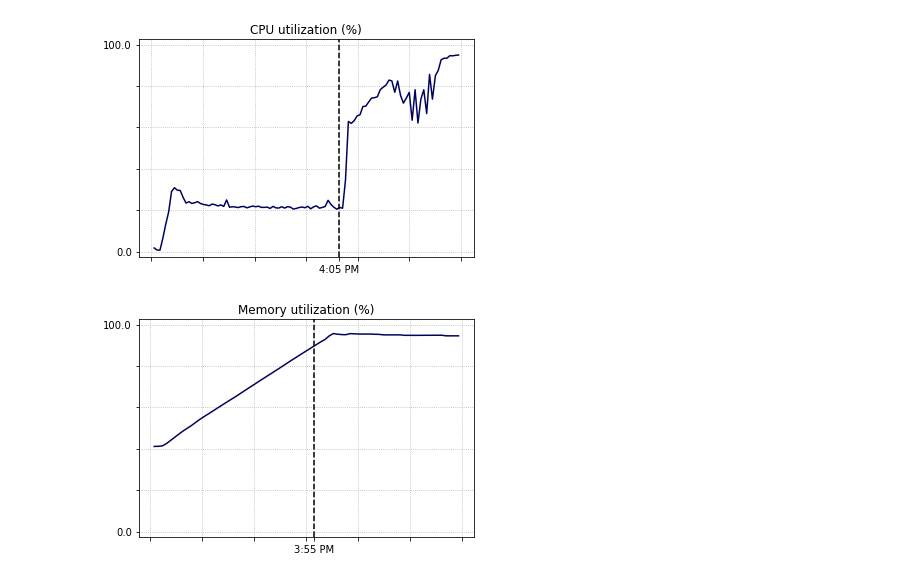
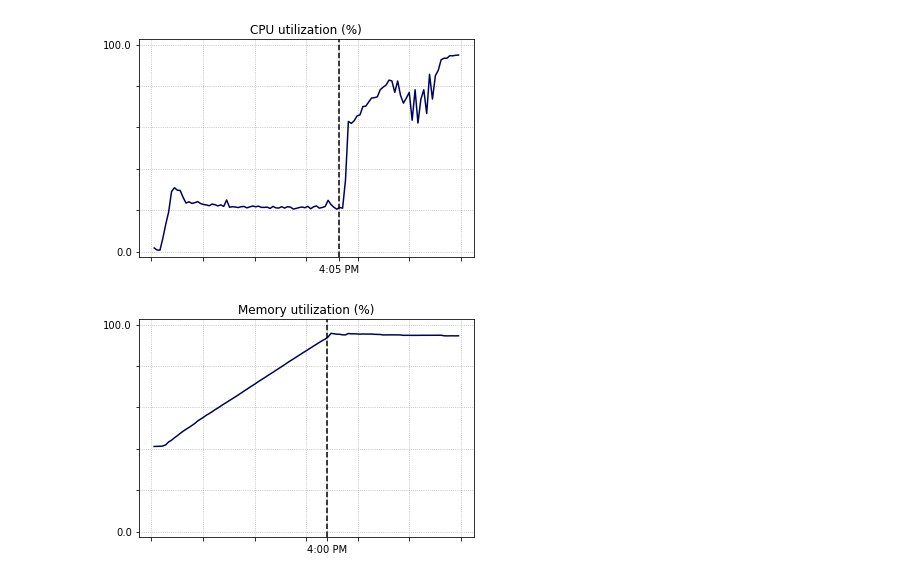
Before and after one commit to softvis-research/SSP2020, a Jupyter notebook: 1. Performance analysis at system-level.ipynb, the cells around one changed output. Saved outputs shown, nothing was run; the diff lists cells and outputs as text; code cells hidden in the pictures.

```diff
--- a/1. Performance analysis at system-level.ipynb
+++ b/1. Performance analysis at system-level.ipynb
@@ -98,24 +99,24 @@ plt.show()
 # %% [output]
 [figure]
 # %%
-# get the average of 10 measurements to sanitize the data
-df_mem_plot = df.rolling(10).mean()
-df_mem_plot = df_mem_plot.iloc[::10, :]
+# get the average of 7 measurements to sanitize the data
+df_mem_plot = df.rolling(7).mean()
+df_mem_plot = df_mem_plot.iloc[::7, :]
 
 # label and style the plot
 plt.plot_date(df_mem_plot.index, df_mem_plot['memoryUtilization'], fmt='-', color='#00035b')
 plt.title('Memory utilization (%)')
 plt.ylim(-2.5, 102.5)
 plt.grid(linestyle=':')
 
 # fill in the data
 date_list = pd.date_range(start=df.index[0], end=df.index[-1], periods=7).tolist()
-plt.xticks(date_list + ['2015-08-20 07:55'], ['', '', '', '', '', '', '', '3:55 PM'])
+plt.xticks(date_list + ['2015-08-20 08:00'], ['', '', '', '', '', '', '', '4:00 PM'])
 plt.yticks([0.0, 20.0, 40.0, 60.0, 80.0, 100.0], ['0.0', '', '', '', '', '100.0'])
-plt.axvline('2015-08-20 07:55', color='black', label='4:05 PM', linestyle='--')
+plt.axvline('2015-08-20 08:00', color='black', label='4:00 PM', linestyle='--')
 plt.setp(plt.gca().xaxis.get_majorticklabels(), 'rotation', 0)
 # uncomment to save the plot as a pdf
 # plt.savefig('mem_plot.pdf')
 plt.show()
 # %% [output]
-[figure, old version]
+[figure, new version]
```
Also changed, not shown: parts of 1 cell of this notebook.
